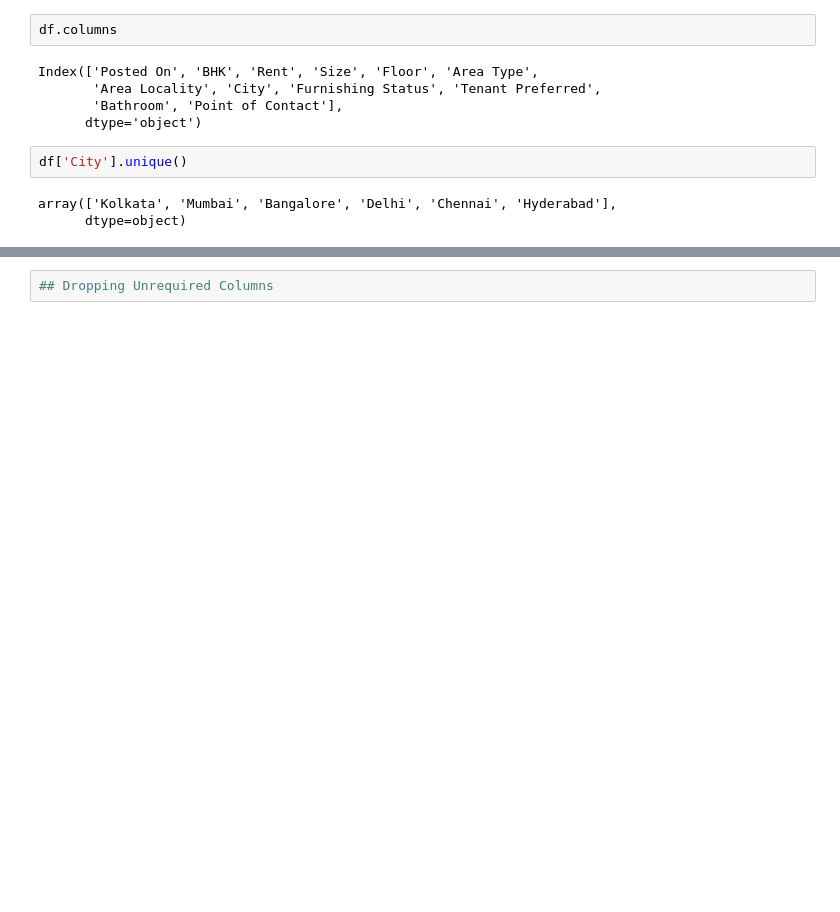
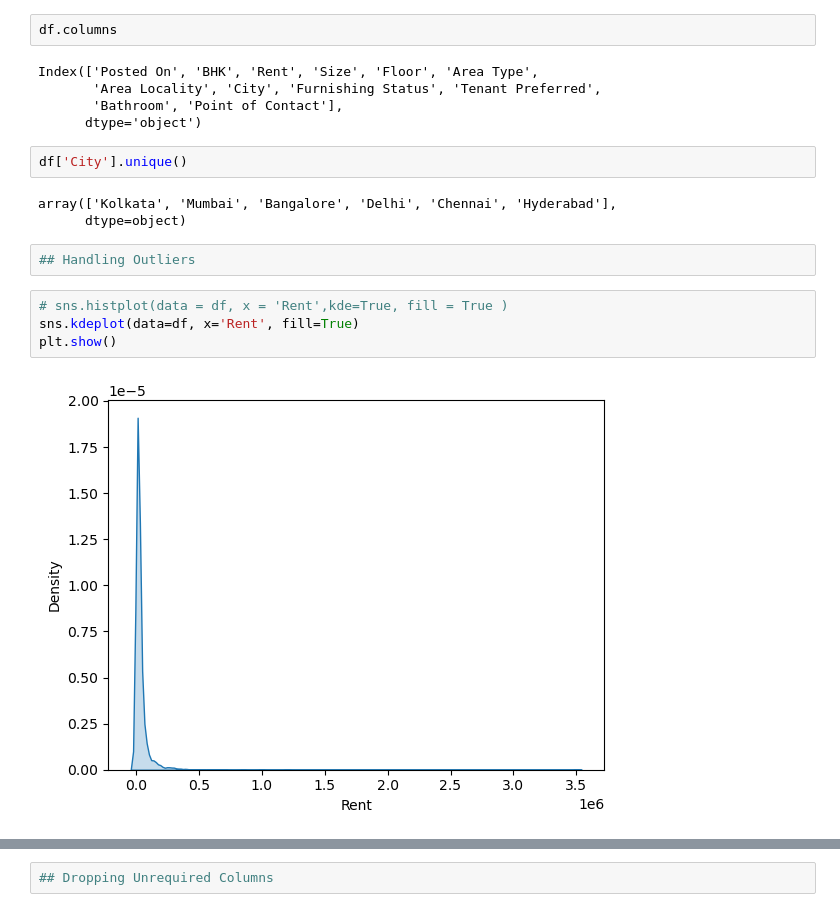
Before and after one commit to Divshi05/House-Rent-Prediction-Using-Linear-Regression, a Jupyter notebook: House Rent Price Prediction.ipynb, the cells around one changed output, grey strips where cells are left out. Cells and saved outputs as stored; diff of their text form; blank space fills up the shorter version.

```diff
--- a/House Rent Price Prediction.ipynb
+++ b/House Rent Price Prediction.ipynb
@@ -114,3 +114,11 @@ df['City'].unique()
 # %% [output]
 array(['Kolkata', 'Mumbai', 'Bangalore', 'Delhi', 'Chennai', 'Hyderabad'],
       dtype=object)
+# %%
+## Handling Outliers
+# %%
+# sns.histplot(data = df, x = 'Rent',kde=True, fill = True )
+sns.kdeplot(data=df, x='Rent', fill=True)
+plt.show()
+# %% [output]
+[figure, added]
```
Also changed, not shown: parts of 92 cells of this notebook.
